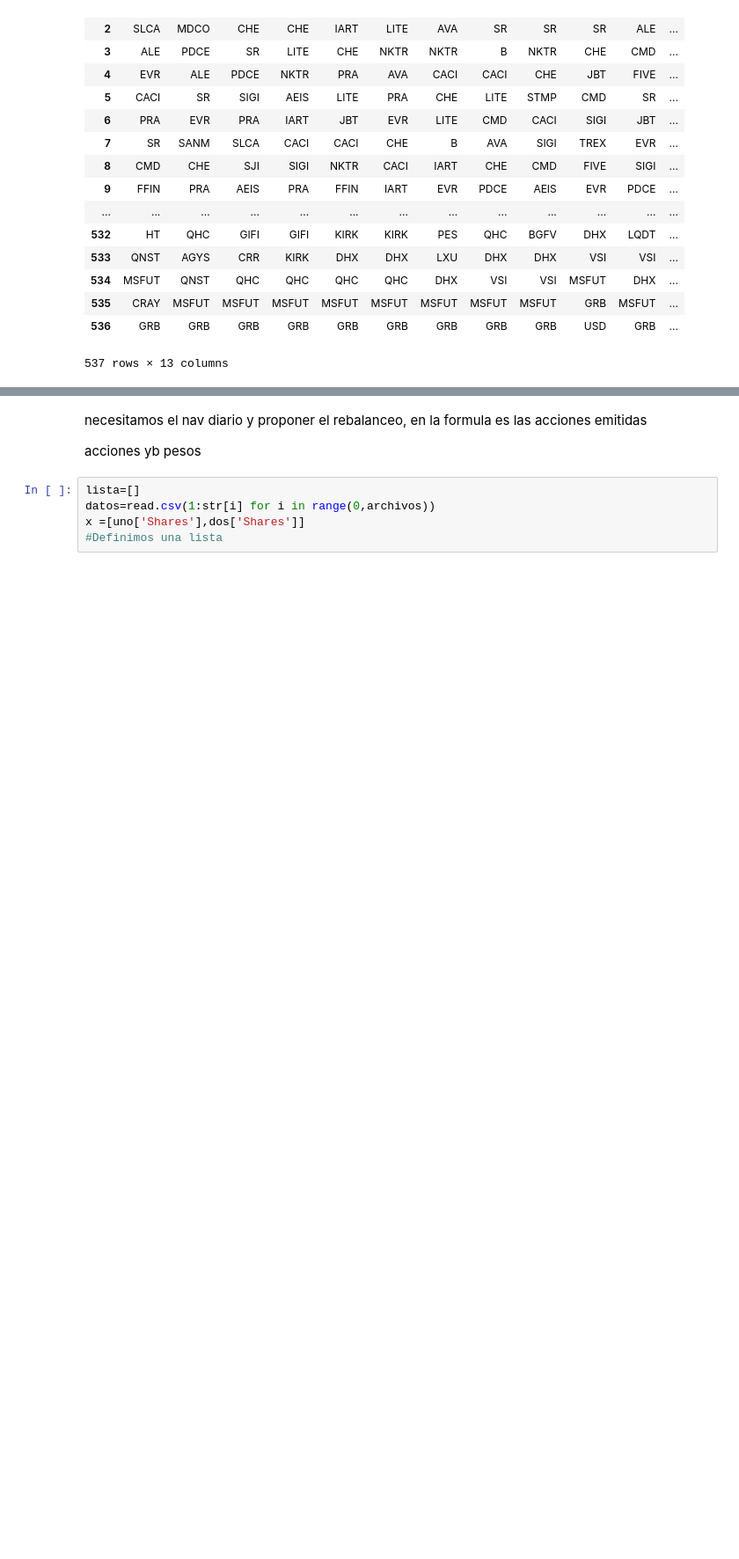
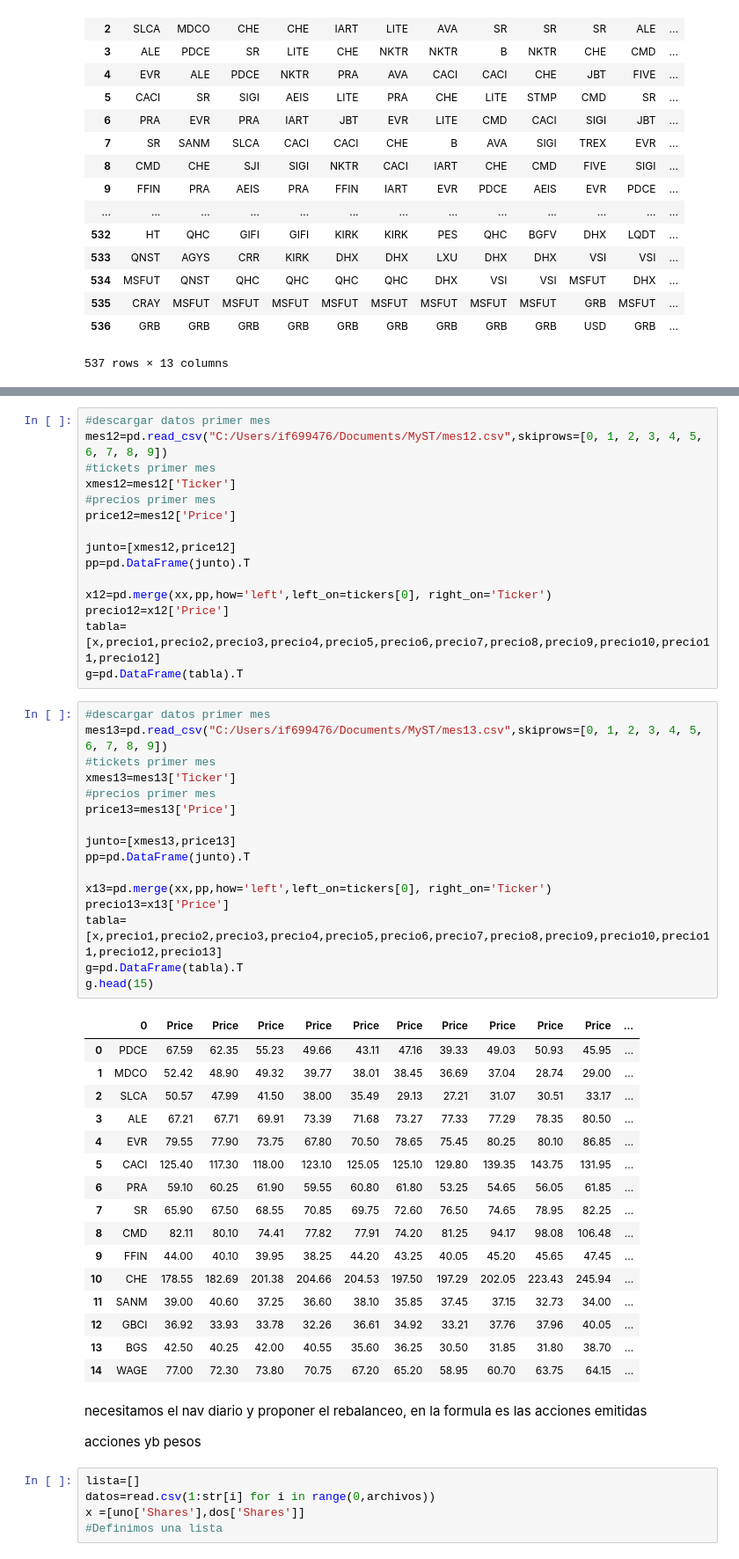
Before and after one commit to paurdgz/MyST, a Jupyter notebook: E_myst_laboratorion1.ipynb, the cells around one changed output, grey strips where cells are left out. Shown at 88% size. Cells and saved outputs as stored; diff of their text form; blank space fills up the shorter version.

Commit message:
VLOOKUP TICKETS
PAU

```diff
--- a/E_myst_laboratorion1.ipynb
+++ b/E_myst_laboratorion1.ipynb
@@ -198,3 +366,51 @@ if xx
+# %%
+#descargar datos primer mes
+mes12=pd.read_csv("C:/Users/if699476/Documents/MyST/mes12.csv",skiprows=[0, 1, 2, 3, 4, 5, 6, 7, 8, 9])
+#tickets primer mes
+xmes12=mes12['Ticker']
+#precios primer mes
+price12=mes12['Price']
+
+junto=[xmes12,price12]
+pp=pd.DataFrame(junto).T
+
+x12=pd.merge(xx,pp,how='left',left_on=tickers[0], right_on='Ticker')
+precio12=x12['Price']
+tabla=[x,precio1,precio2,precio3,precio4,precio5,precio6,precio7,precio8,precio9,precio10,precio11,precio12]
+g=pd.DataFrame(tabla).T
+# %%
+#descargar datos primer mes
+mes13=pd.read_csv("C:/Users/if699476/Documents/MyST/mes13.csv",skiprows=[0, 1, 2, 3, 4, 5, 6, 7, 8, 9])
+#tickets primer mes
+xmes13=mes13['Ticker']
+#precios primer mes
+price13=mes13['Price']
+
+junto=[xmes13,price13]
+pp=pd.DataFrame(junto).T
+
+x13=pd.merge(xx,pp,how='left',left_on=tickers[0], right_on='Ticker')
+precio13=x13['Price']
+tabla=[x,precio1,precio2,precio3,precio4,precio5,precio6,precio7,precio8,precio9,precio10,precio11,precio12,precio13]
+g=pd.DataFrame(tabla).T
+g.head(15)
+# %% [output]
+|  | 0 | Price | Price | Price | Price | Price | Price | Price | Price | Price | Price | ... |
+| 0 | PDCE | 67.59 | 62.35 | 55.23 | 49.66 | 43.11 | 47.16 | 39.33 | 49.03 | 50.93 | 45.95 | ... |
+| 1 | MDCO | 52.42 | 48.90 | 49.32 | 39.77 | 38.01 | 38.45 | 36.69 | 37.04 | 28.74 | 29.00 | ... |
+| 2 | SLCA | 50.57 | 47.99 | 41.50 | 38.00 | 35.49 | 29.13 | 27.21 | 31.07 | 30.51 | 33.17 | ... |
+| 3 | ALE | 67.21 | 67.71 | 69.91 | 73.39 | 71.68 | 73.27 | 77.33 | 77.29 | 78.35 | 80.50 | ... |
+| 4 | EVR | 79.55 | 77.90 | 73.75 | 67.80 | 70.50 | 78.65 | 75.45 | 80.25 | 80.10 | 86.85 | ... |
+| 5 | CACI | 125.40 | 117.30 | 118.00 | 123.10 | 125.05 | 125.10 | 129.80 | 139.35 | 143.75 | 131.95 | ... |
+| 6 | PRA | 59.10 | 60.25 | 61.90 | 59.55 | 60.80 | 61.80 | 53.25 | 54.65 | 56.05 | 61.85 | ... |
+| 7 | SR | 65.90 | 67.50 | 68.55 | 70.85 | 69.75 | 72.60 | 76.50 | 74.65 | 78.95 | 82.25 | ... |
+| 8 | CMD | 82.11 | 80.10 | 74.41 | 77.82 | 77.91 | 74.20 | 81.25 | 94.17 | 98.08 | 106.48 | ... |
+| 9 | FFIN | 44.00 | 40.10 | 39.95 | 38.25 | 44.20 | 43.25 | 40.05 | 45.20 | 45.65 | 47.45 | ... |
+| 10 | CHE | 178.55 | 182.69 | 201.38 | 204.66 | 204.53 | 197.50 | 197.29 | 202.05 | 223.43 | 245.94 | ... |
+| 11 | SANM | 39.00 | 40.60 | 37.25 | 36.60 | 38.10 | 35.85 | 37.45 | 37.15 | 32.73 | 34.00 | ... |
+| 12 | GBCI | 36.92 | 33.93 | 33.78 | 32.26 | 36.61 | 34.92 | 33.21 | 37.76 | 37.96 | 40.05 | ... |
+| 13 | BGS | 42.50 | 40.25 | 42.00 | 40.55 | 35.60 | 36.25 | 30.50 | 31.85 | 31.80 | 38.70 | ... |
+| 14 | WAGE | 77.00 | 72.30 | 73.80 | 70.75 | 67.20 | 65.20 | 58.95 | 60.70 | 63.75 | 64.15 | ... |
 # %% [markdown]
 necesitamos el nav diario y proponer el rebalanceo, en la formula es las acciones emitidas
 
```
Also changed, not shown: parts of 14 cells of this notebook.
